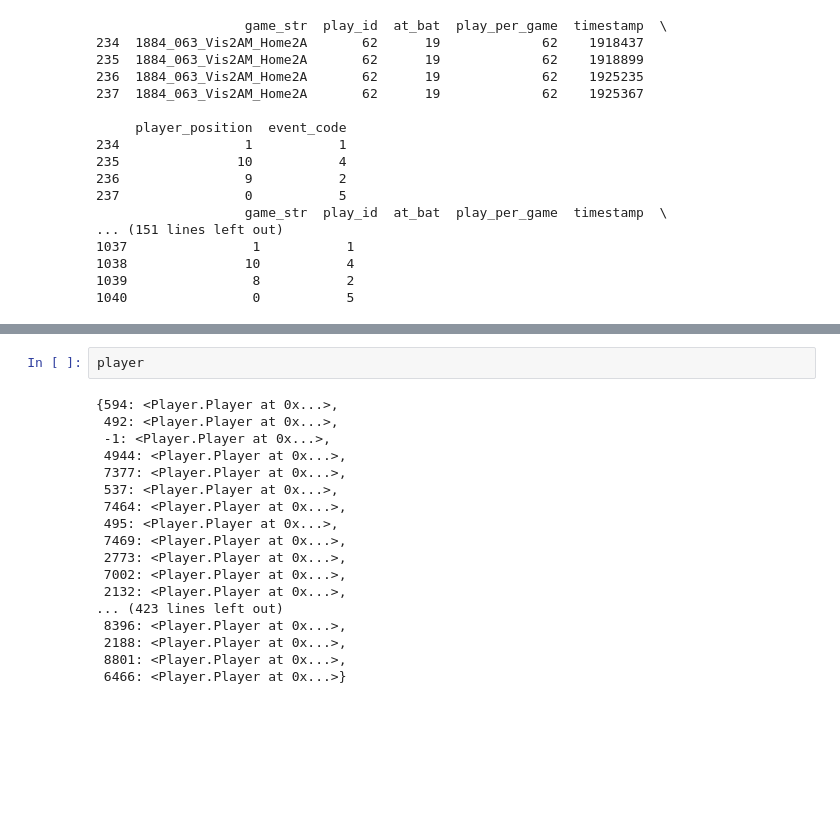
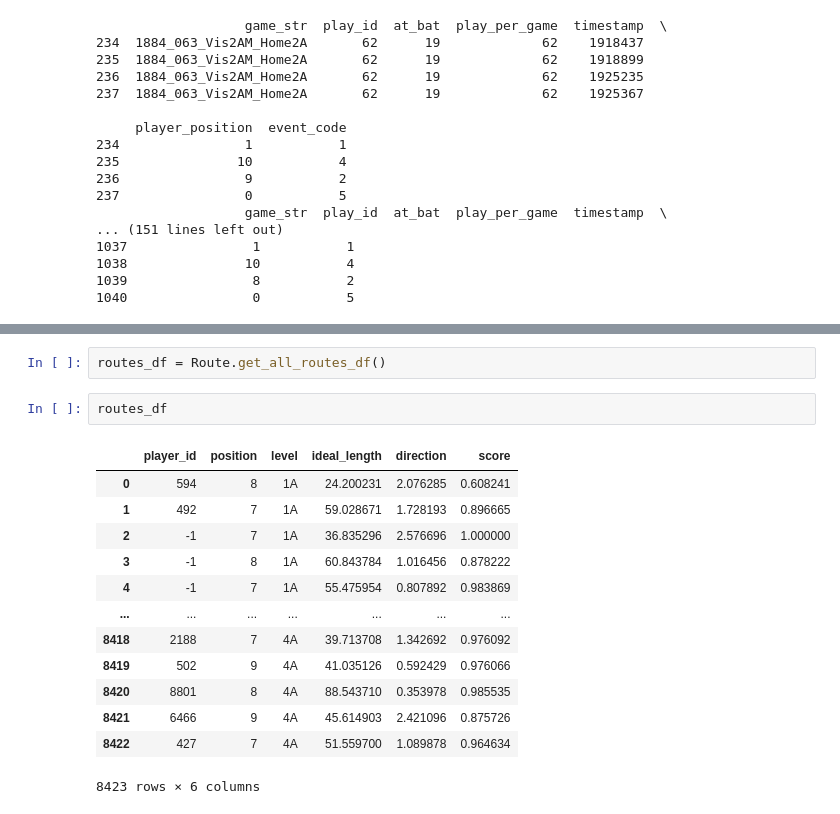
Before and after one commit to MattTokunaga/SMTDataChallenge2024, a Jupyter notebook: playground.ipynb, the cells around one changed output, grey strips where cells are left out. Saved outputs shown, nothing was run; the diff lists cells and outputs as text; blank space fills up the shorter version.

Commit message:
added get_all_routes_df method

```diff
--- a/playground.ipynb
+++ b/playground.ipynb
@@ -299,20 +315,18 @@ player_dic[892].get_routes()[0].visualize()
-# %%
-player
-# %% [output]
-{594: <Player.Player at 0x...>,
- 492: <Player.Player at 0x...>,
- -1: <Player.Player at 0x...>,
- 4944: <Player.Player at 0x...>,
- 7377: <Player.Player at 0x...>,
- 537: <Player.Player at 0x...>,
- 7464: <Player.Player at 0x...>,
- 495: <Player.Player at 0x...>,
- 7469: <Player.Player at 0x...>,
- 2773: <Player.Player at 0x...>,
- 7002: <Player.Player at 0x...>,
- 2132: <Player.Player at 0x...>,
-... (423 lines left out)
- 8396: <Player.Player at 0x...>,
- 2188: <Player.Player at 0x...>,
- 8801: <Player.Player at 0x...>,
- 6466: <Player.Player at 0x...>}
+# %%
+routes_df = Route.get_all_routes_df()
+# %%
+routes_df
+# %% [output]
+|  | player_id | position | level | ideal_length | direction | score |
+| 0 | 594 | 8 | 1A | 24.200231 | 2.076285 | 0.608241 |
+| 1 | 492 | 7 | 1A | 59.028671 | 1.728193 | 0.896665 |
+| 2 | -1 | 7 | 1A | 36.835296 | 2.576696 | 1.000000 |
+| 3 | -1 | 8 | 1A | 60.843784 | 1.016456 | 0.878222 |
+| 4 | -1 | 7 | 1A | 55.475954 | 0.807892 | 0.983869 |
+| ... | ... | ... | ... | ... | ... | ... |
+| 8418 | 2188 | 7 | 4A | 39.713708 | 1.342692 | 0.976092 |
+| 8419 | 502 | 9 | 4A | 41.035126 | 0.592429 | 0.976066 |
+| 8420 | 8801 | 8 | 4A | 88.543710 | 0.353978 | 0.985535 |
+| 8421 | 6466 | 9 | 4A | 45.614903 | 2.421096 | 0.875726 |
+| 8422 | 427 | 7 | 4A | 51.559700 | 1.089878 | 0.964634 |
+8423 rows × 6 columns
```
Also changed, not shown: parts of 3 cells of this notebook, 1 other file.
